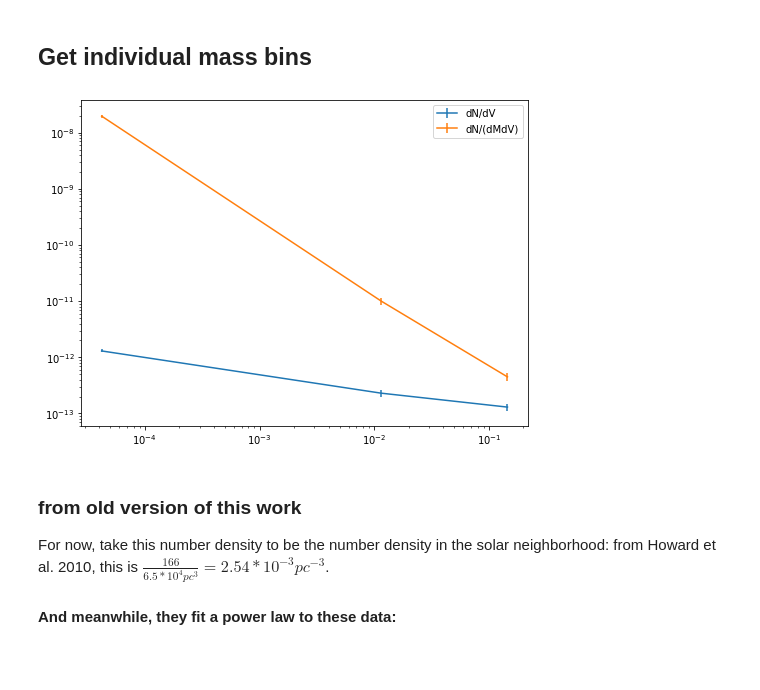
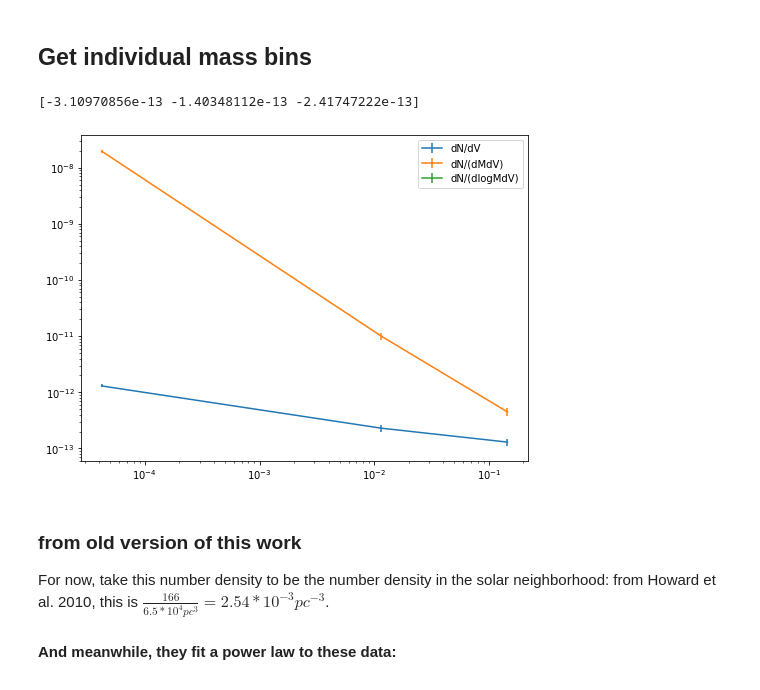
Before and after one commit to jeffjennings/gradhackweek, a Jupyter notebook: data_generation/GKtransits.ipynb, the cells around one changed output. Cells and saved outputs as stored; diff of their text form; code cells hidden in the pictures.

```diff
--- a/data_generation/GKtransits.ipynb
+++ b/data_generation/GKtransits.ipynb
@@ -214,36 +214,39 @@ dStar_dV = 1.e-11
 # %%
 mbins_lower = np.array((9.e-6, 2.7e-5, 1.e-4))
 mbins_upper = np.array((7.5e-5, 2.3e-2,2.9e-1))
 mbins_mid = mbins_lower + (mbins_upper - mbins_lower)/2.
 mbins_intervals = mbins_upper - mbins_lower
 
 dNdV_indiv = (dStar_dV * np.array((0.130,0.023,0.013)))
 dNdV_upperunc_indiv = (dStar_dV * np.array((0.008,0.003,0.002)))
 dNdV_lowerunc_indiv = (dStar_dV * np.array((0.008,0.003,0.002)))
 
 dNdMdV_indiv = (dStar_dV * np.array((0.130,0.023,0.013))) / mbins_intervals
 dNdMdV_upperunc_indiv = (dStar_dV * np.array((0.008,0.003,0.002))) / mbins_intervals
 dNdMdV_lowerunc_indiv = (dStar_dV * np.array((0.008,0.003,0.002))) / mbins_intervals
 
-dNdlogMdV_indiv = (dStar_dV * np.array((0.130,0.023,0.013))) / np.log10(mbins_intervals)
-dNdlogMdV_upperunc_indiv = (dStar_dV * np.array((0.008,0.003,0.002))) / np.log10(mbins_intervals)
-dNdlogMdV_lowerunc_indiv = (dStar_dV * np.array((0.008,0.003,0.002))) / np.log10(mbins_intervals)
+#dNdlogMdV_indiv = (dStar_dV * np.array((0.130,0.023,0.013))) / np.log10(mbins_intervals)
+#dNdlogMdV_upperunc_indiv = (dStar_dV * np.array((0.008,0.003,0.002))) / np.log10(mbins_intervals)
+#dNdlogMdV_lowerunc_indiv = (dStar_dV * np.array((0.008,0.003,0.002))) / np.log10(mbins_intervals)
 
+print(dNdlogMdV_indiv)
 
 #fbins_indiv_univ = 5.e-10 * np.array((0.130,0.023,0.013)) / mbins_intervals
 #fbins_upperunc_indiv_univ = 5.e-10 * np.array((0.008,0.003,0.002)) / mbins_intervals
 #fbins_lowerunc_indiv_univ = 5.e-10 * np.array((0.008,0.003,0.002)) / mbins_intervals
 
 #If a sequence of shape 2xN, errorbars are drawn at -row1 and +row2 relative to the data.
 fig = plt.figure(figsize=(8,6))
 plt.errorbar(mbins_mid, dNdV_indiv, yerr=np.vstack((dNdV_lowerunc_indiv,dNdV_upperunc_indiv)),label="dN/dV")
 plt.errorbar(mbins_mid, dNdMdV_indiv, yerr=np.vstack((dNdMdV_lowerunc_indiv,dNdMdV_upperunc_indiv)),label="dN/(dMdV)")
+plt.errorbar(mbins_mid, dNdlogMdV_indiv, yerr=np.vstack((dNdlogMdV_lowerunc_indiv,dNdlogMdV_upperunc_indiv)),label="dN/(dlogMdV)")
 plt.legend()
 
 plt.xscale('log')
 plt.yscale('log')
 plt.show()
 # %% [output]
+[-3.10970856e-13 -1.40348112e-13 -2.41747222e-13]
-[figure, old version]
+[figure, new version]
 # %%
 #transitBinsData =np.vstack((mbins_indiv,fbins_indiv,fbins_upperunc_indiv,fbins_lowerunc_indiv)).T
```
Also changed, not shown: parts of 1 cell of this notebook, 3 other files.
